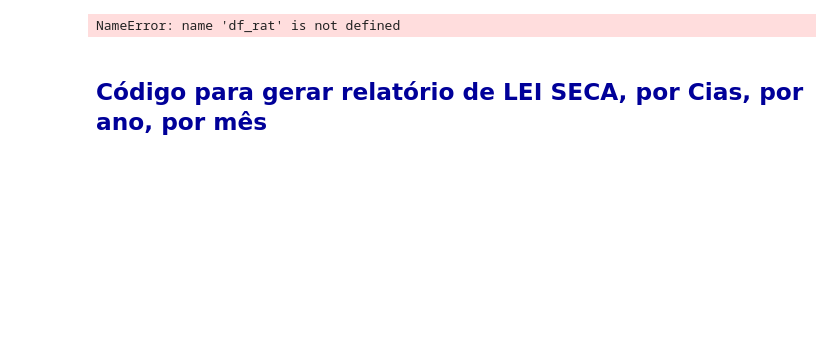
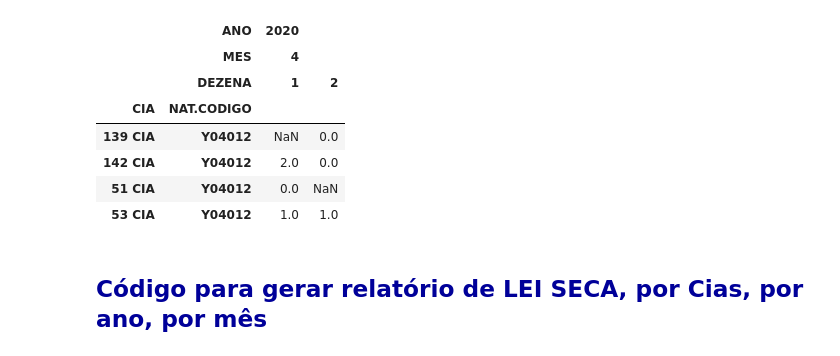
Before and after one commit to WENDEL4891/gdo-pandas, a Jupyter notebook: RQV e ROLS.ipynb, the cells around one changed output. Saved outputs shown, nothing was run; the diff lists cells and outputs as text; code cells hidden in the pictures; blank space fills up the shorter version.

Commit message:
Criado campo DEZENA, no banco de dados.

```diff
--- a/RQV e ROLS.ipynb
+++ b/RQV e ROLS.ipynb
@@ -158,7 +158,19 @@ df_rat.head(3)
-# %%
-df_rat.columns
-# %% [output]
-NameError: name 'df_rat' is not defined
+# %%
+df_rat[
+    (df_rat['ANO'] == 2020)
+    &    (df_rat['MES'] == 4)
+    & (~df_rat['NOM_UNID_RESPONSAVEL'].str.contains('PRV'))
+    & (df_rat['NAT.CODIGO'] == 'Y04012')
+].groupby(['ANO','MES','DEZENA','CIA','NAT.CODIGO']).sum()['EFETIVIDADE'].unstack(['ANO','MES','DEZENA'])
+# %% [output]
+|  | ANO | 2020 |  |
+|  | MES | 4 |  |
+|  | DEZENA | 1 | 2 |
+| CIA | NAT.CODIGO |  |  |
+| 139 CIA | Y04012 | NaN | 0.0 |
+| 142 CIA | Y04012 | 2.0 | 0.0 |
+| 51 CIA | Y04012 | 0.0 | NaN |
+| 53 CIA | Y04012 | 1.0 | 1.0 |
 # %% [markdown]
 <h2 style='color:#009'>Código para gerar relatório de LEI SECA, por Cias, por ano, por mês</h2>
 # %%
```
Also changed, not shown: parts of 3 cells of this notebook, 3 other files.
